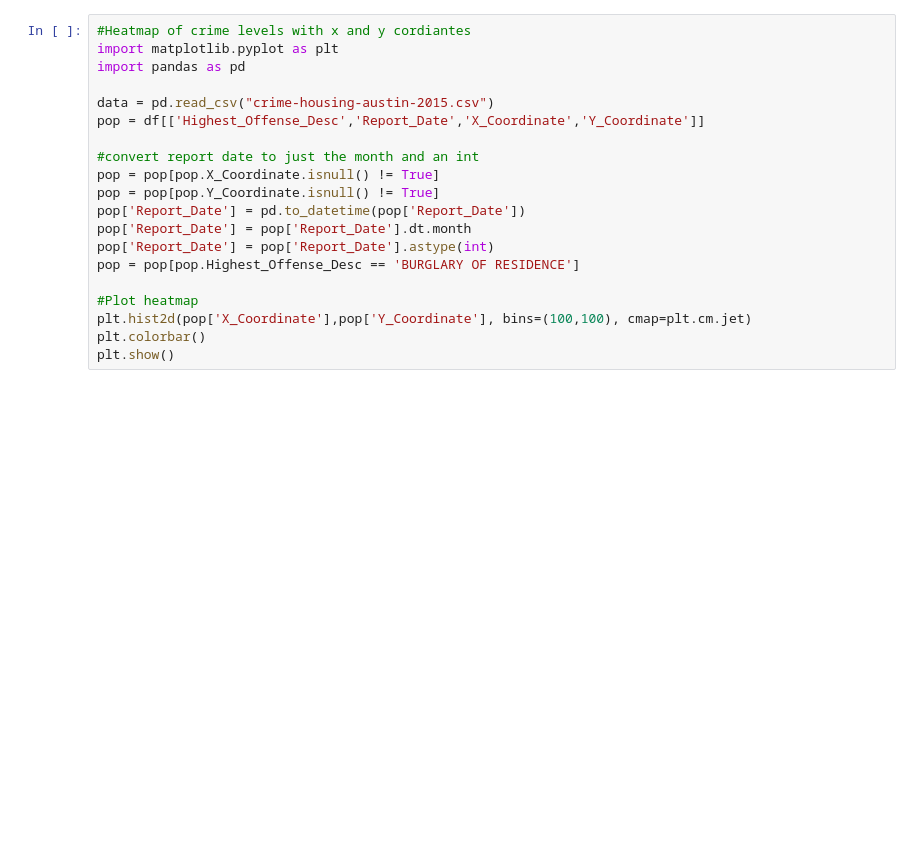
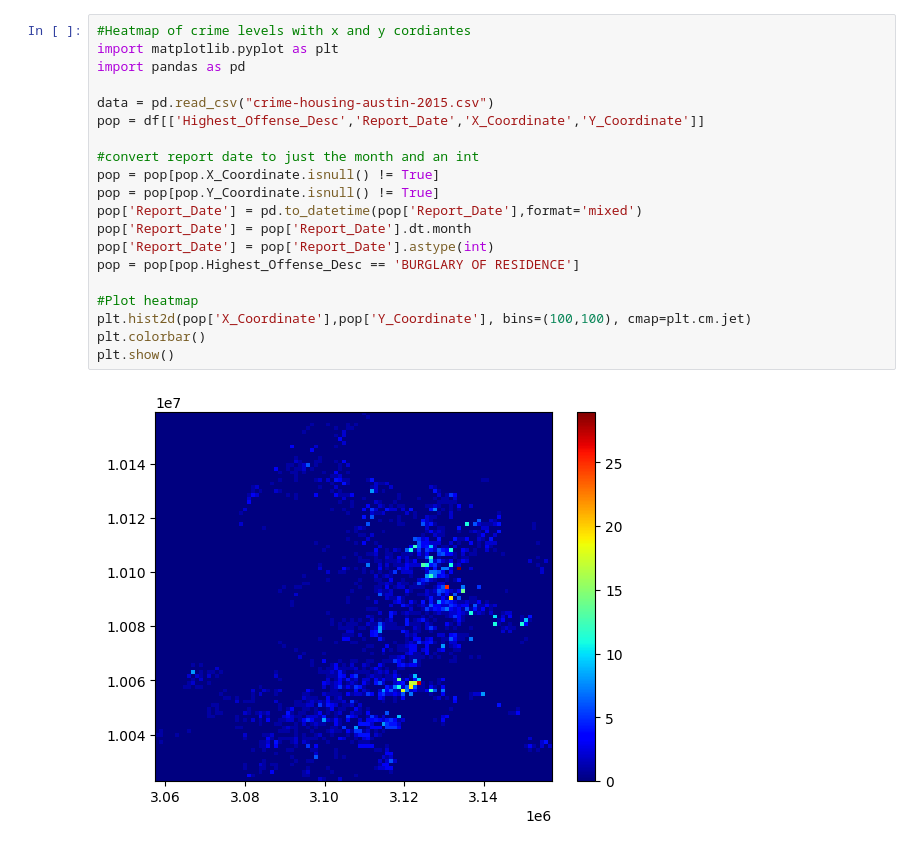
Before and after one commit to Logsterx7/cs5830_project2, a Jupyter notebook: project2.ipynb, the cells around one changed output. Cells and saved outputs as stored; diff of their text form; blank space fills up the shorter version.

```diff
--- a/project2.ipynb
+++ b/project2.ipynb
@@ -173,20 +225,22 @@ print(stats.ttest_ind(combined['X_Coordinate'],combined['Y_Coordinate']))
 # %%
 #Heatmap of crime levels with x and y cordiantes
 import matplotlib.pyplot as plt
 import pandas as pd
 
 data = pd.read_csv("crime-housing-austin-2015.csv")
 pop = df[['Highest_Offense_Desc','Report_Date','X_Coordinate','Y_Coordinate']]
 
 #convert report date to just the month and an int
 pop = pop[pop.X_Coordinate.isnull() != True]
 pop = pop[pop.Y_Coordinate.isnull() != True]
-pop['Report_Date'] = pd.to_datetime(pop['Report_Date'])
+pop['Report_Date'] = pd.to_datetime(pop['Report_Date'],format='mixed')
 pop['Report_Date'] = pop['Report_Date'].dt.month
 pop['Report_Date'] = pop['Report_Date'].astype(int)
 pop = pop[pop.Highest_Offense_Desc == 'BURGLARY OF RESIDENCE']
 
 #Plot heatmap
 plt.hist2d(pop['X_Coordinate'],pop['Y_Coordinate'], bins=(100,100), cmap=plt.cm.jet)
 plt.colorbar()
 plt.show()
+# %% [output]
+[figure, added]
```
Also changed, not shown: parts of 8 cells of this notebook.
